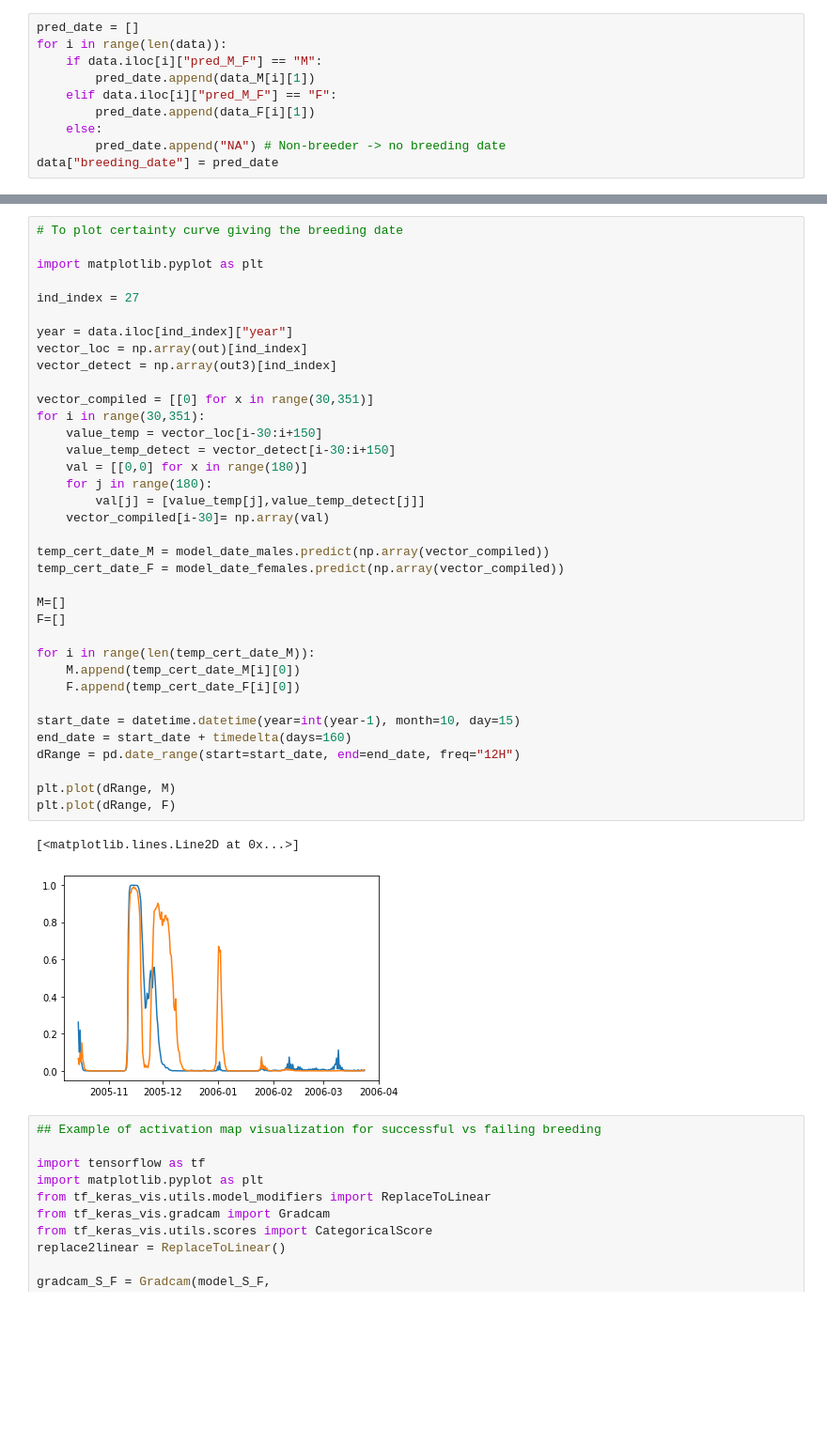
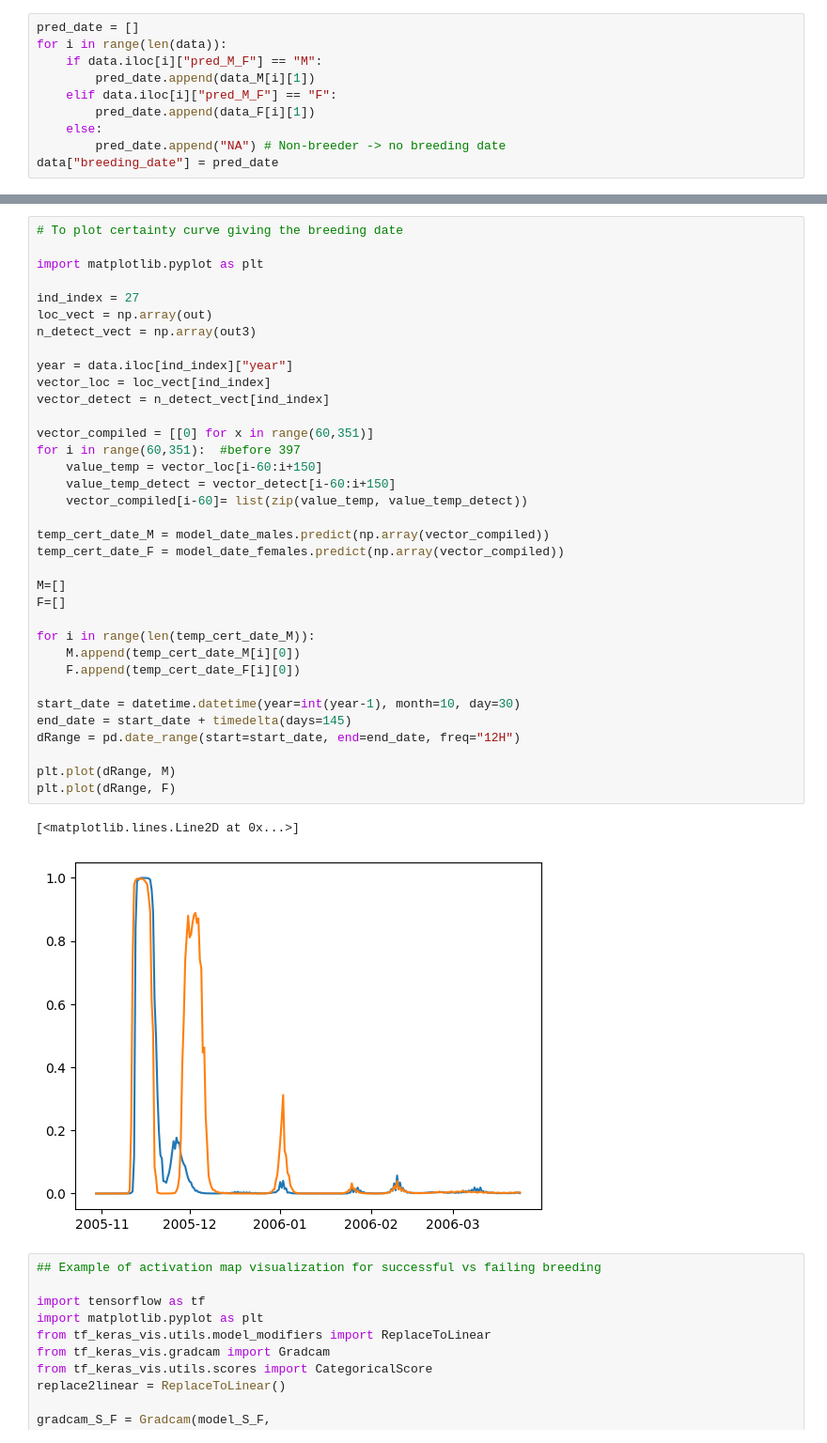
Before and after one commit to g-bardon/RFIDeep, a Jupyter notebook: application_visualization.ipynb, the cells around one changed output, grey strips where cells are left out. Shown: that part at 94% size. Drawn from its saved outputs; the diff is of its cells as text; blank space fills up the shorter version.

```diff
--- a/application_visualization.ipynb
+++ b/application_visualization.ipynb
@@ -173,42 +171,41 @@ print(data)
 # %%
 # To plot certainty curve giving the breeding date
 
 import matplotlib.pyplot as plt
 
 ind_index = 27
+loc_vect = np.array(out)
+n_detect_vect = np.array(out3)
 
 year = data.iloc[ind_index]["year"]
-vector_loc = np.array(out)[ind_index]
-vector_detect = np.array(out3)[ind_index]
+vector_loc = loc_vect[ind_index]
+vector_detect = n_detect_vect[ind_index]
 
-vector_compiled = [[0] for x in range(30,351)]
-for i in range(30,351):
-    value_temp = vector_loc[i-30:i+150]
-    value_temp_detect = vector_detect[i-30:i+150]
-    val = [[0,0] for x in range(180)]
-    for j in range(180):
-        val[j] = [value_temp[j],value_temp_detect[j]]
-    vector_compiled[i-30]= np.array(val)
+vector_compiled = [[0] for x in range(60,351)]
+for i in range(60,351):  #before 397
+    value_temp = vector_loc[i-60:i+150]
+    value_temp_detect = vector_detect[i-60:i+150]
+    vector_compiled[i-60]= list(zip(value_temp, value_temp_detect))
 
 temp_cert_date_M = model_date_males.predict(np.array(vector_compiled))
 temp_cert_date_F = model_date_females.predict(np.array(vector_compiled))
 
 M=[]
 F=[]
 
 for i in range(len(temp_cert_date_M)):
     M.append(temp_cert_date_M[i][0])
     F.append(temp_cert_date_F[i][0])
 
-start_date = datetime.datetime(year=int(year-1), month=10, day=15)
-end_date = start_date + timedelta(days=160)
+start_date = datetime.datetime(year=int(year-1), month=10, day=30)
+end_date = start_date + timedelta(days=145)
 dRange = pd.date_range(start=start_date, end=end_date, freq="12H")
 
 plt.plot(dRange, M)
 plt.plot(dRange, F)
 # %% [output]
 [<matplotlib.lines.Line2D at 0x...>]
-[figure, old version]
+[figure, new version]
 # %%
 ## Example of activation map visualization for successful vs failing breeding
 
```
Also changed, not shown: parts of 5 cells of this notebook.
